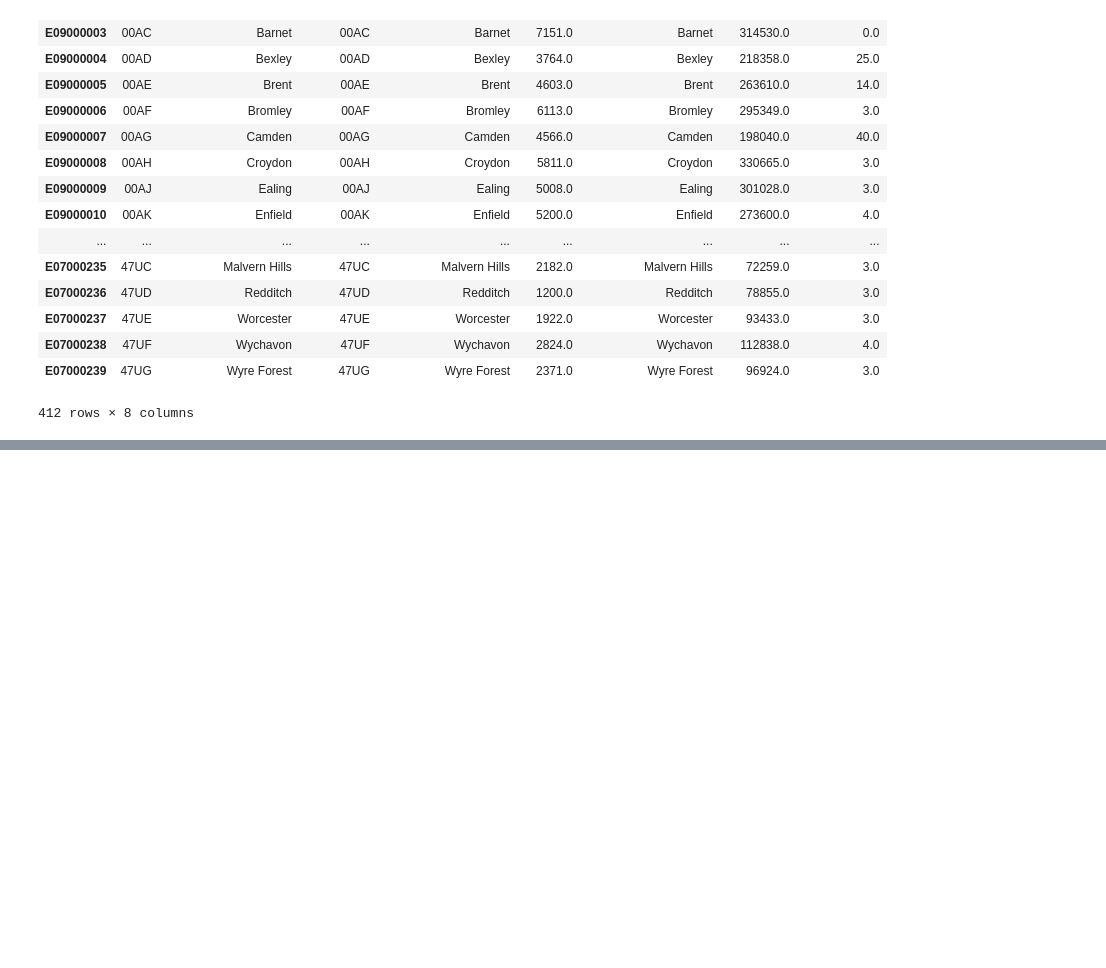
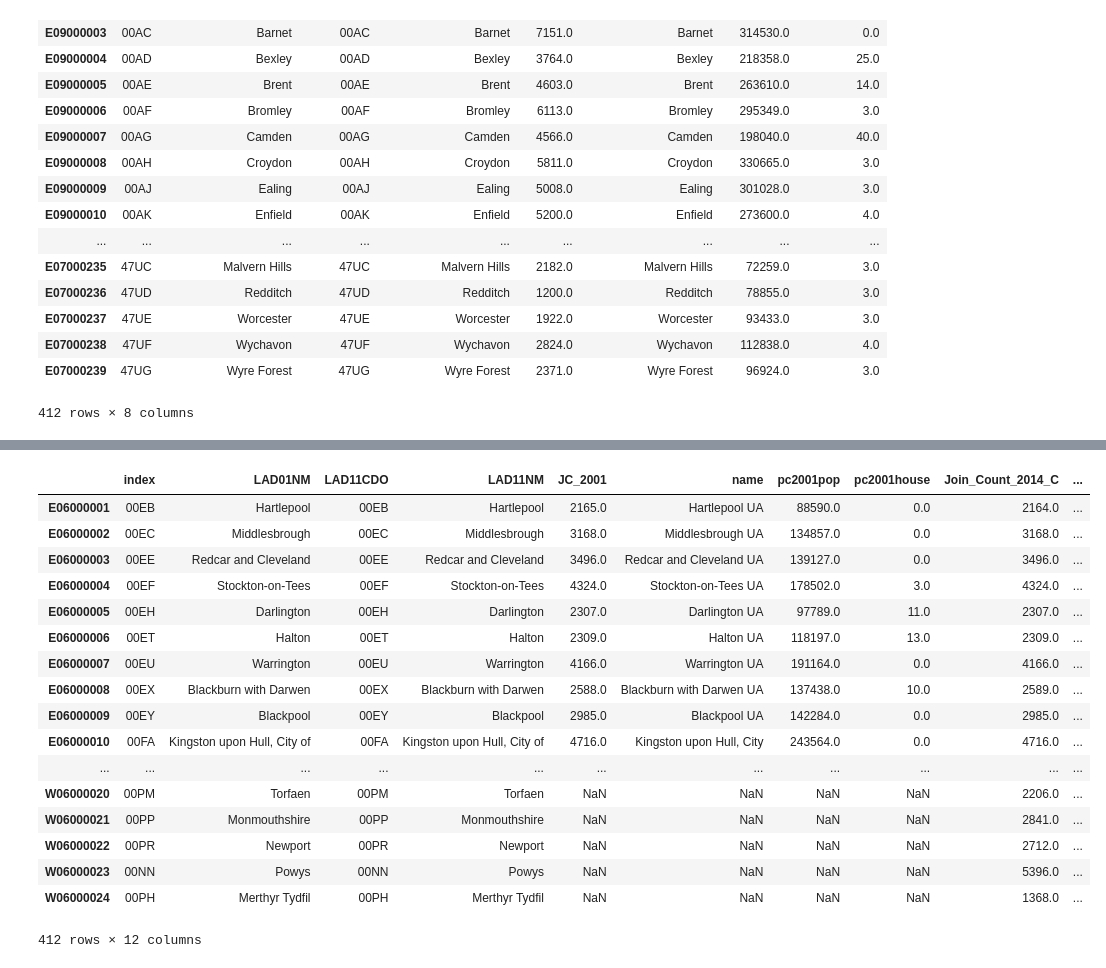
Before and after one commit to annalisasheehan/ICL_Diabetes, a Jupyter notebook: Checking_pchc_and-boundaries.ipynb, the cells around one changed output, grey strips where cells are left out. Saved outputs shown, nothing was run; the diff lists cells and outputs as text; code cells hidden in the pictures; blank space fills up the shorter version.

```diff
--- a/Checking_pchc_and-boundaries.ipynb
+++ b/Checking_pchc_and-boundaries.ipynb
@@ -121,0 +124,8 @@ LADUA2014.to_csv(r'/Users/annalisasheehan/Documents/Imperial-Diabetes/Spatial_jo
+# %%
+pchc2001 = pd.read_csv(r'/Users/annalisasheehan/Documents/Imperial-Diabetes/Spatial_join_2001.csv')
+pchc2001 = pchc2001.rename(columns={'ons_label': 'ons_label_sj', 'POPULATION': 'pc2001pop', 'HOUSEHOLDS': 'pc2001house', 'Join_Count': 'JC_2001'})
+pchc2001 = pchc2001.set_index('ons_label_sj')
+
+pchc2014 = pd.read_csv(r'/Users/annalisasheehan/Documents/Imperial-Diabetes/Spatial_join_2014_C.csv')
+pchc2014 = pchc2014.rename(columns={'lad14cd': 'lad14cd_sj', 'POPULATION': 'pc2014pop', 'HOUSEHOLDS': 'pc2014house', 'Join_Count': 'JC_2014'})
+pchc2014 = pchc2014.set_index('lad14cd_sj')
@@ -121,0 +154,29 @@ LADUA2014.to_csv(r'/Users/annalisasheehan/Documents/Imperial-Diabetes/Spatial_jo
+# %%
+LADUA2001 = LADUA.merge(pchc2001, how= 'left', left_index=True, right_index=True)
+# %%
+LADUA2001.reset_index(level=0, inplace=True)
+
+LADUA2001 = LADUA2001.set_index('LAD11CD')
+# %%
+LADUA2014 = LADUA2001.merge(pchc2014, how= 'left', left_index=True, right_index=True)
+# %%
+LADUA2014
+# %% [output]
+|  | index | LAD01NM | LAD11CDO | LAD11NM | JC_2001 | name | pc2001pop | pc2001house | Join_Count_2014_C | ... |
+| E06000001 | 00EB | Hartlepool | 00EB | Hartlepool | 2165.0 | Hartlepool UA | 88590.0 | 0.0 | 2164.0 | ... |
+| E06000002 | 00EC | Middlesbrough | 00EC | Middlesbrough | 3168.0 | Middlesbrough UA | 134857.0 | 0.0 | 3168.0 | ... |
+| E06000003 | 00EE | Redcar and Cleveland | 00EE | Redcar and Cleveland | 3496.0 | Redcar and Cleveland UA | 139127.0 | 0.0 | 3496.0 | ... |
+| E06000004 | 00EF | Stockton-on-Tees | 00EF | Stockton-on-Tees | 4324.0 | Stockton-on-Tees UA | 178502.0 | 3.0 | 4324.0 | ... |
+| E06000005 | 00EH | Darlington | 00EH | Darlington | 2307.0 | Darlington UA | 97789.0 | 11.0 | 2307.0 | ... |
+| E06000006 | 00ET | Halton | 00ET | Halton | 2309.0 | Halton UA | 118197.0 | 13.0 | 2309.0 | ... |
+| E06000007 | 00EU | Warrington | 00EU | Warrington | 4166.0 | Warrington UA | 191164.0 | 0.0 | 4166.0 | ... |
+| E06000008 | 00EX | Blackburn with Darwen | 00EX | Blackburn with Darwen | 2588.0 | Blackburn with Darwen UA | 137438.0 | 10.0 | 2589.0 | ... |
+| E06000009 | 00EY | Blackpool | 00EY | Blackpool | 2985.0 | Blackpool UA | 142284.0 | 0.0 | 2985.0 | ... |
+| E06000010 | 00FA | Kingston upon Hull, City of | 00FA | Kingston upon Hull, City of | 4716.0 | Kingston upon Hull, City | 243564.0 | 0.0 | 4716.0 | ... |
+| ... | ... | ... | ... | ... | ... | ... | ... | ... | ... | ... |
+| W06000020 | 00PM | Torfaen | 00PM | Torfaen | NaN | NaN | NaN | NaN | 2206.0 | ... |
+| W06000021 | 00PP | Monmouthshire | 00PP | Monmouthshire | NaN | NaN | NaN | NaN | 2841.0 | ... |
+| W06000022 | 00PR | Newport | 00PR | Newport | NaN | NaN | NaN | NaN | 2712.0 | ... |
+| W06000023 | 00NN | Powys | 00NN | Powys | NaN | NaN | NaN | NaN | 5396.0 | ... |
+| W06000024 | 00PH | Merthyr Tydfil | 00PH | Merthyr Tydfil | NaN | NaN | NaN | NaN | 1368.0 | ... |
+412 rows × 12 columns
```
Also changed, not shown: parts of 3 cells of this notebook.
